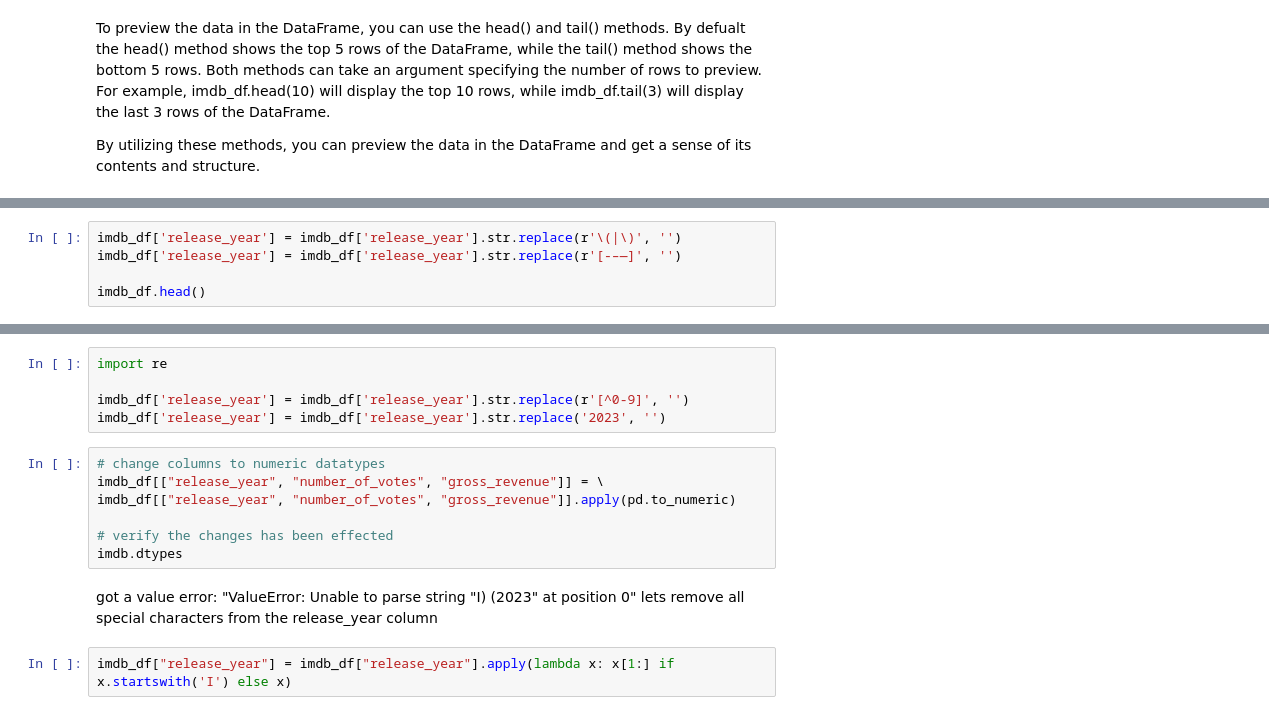
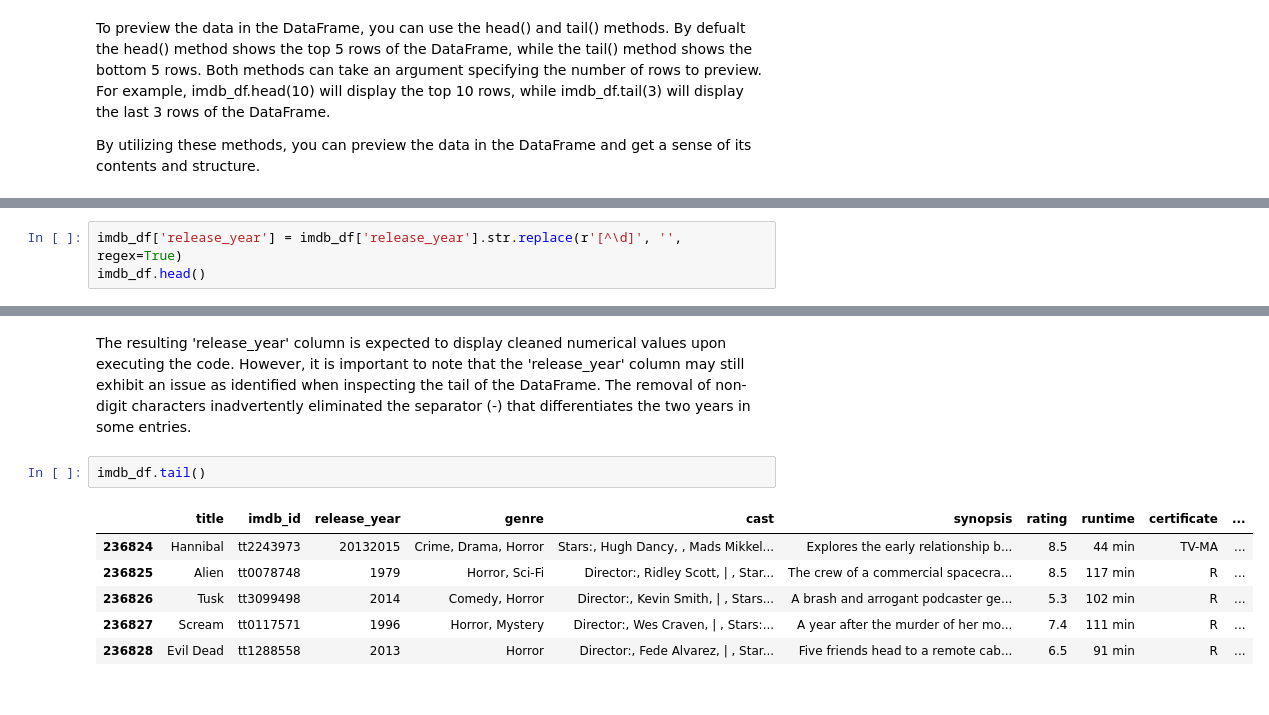
Before and after one commit to ibrahimanis081/data_cleaning_projects, a Jupyter notebook: notebooks/imdb_tv_series.ipynb, the cells around one changed output, grey strips where cells are left out. Saved outputs shown, nothing was run; the diff lists cells and outputs as text.

```diff
--- a/notebooks/imdb_tv_series.ipynb
+++ b/notebooks/imdb_tv_series.ipynb
@@ -90,5 +165,0 @@ print(unique_values)
-# %%
-imdb_df['release_year'] = imdb_df['release_year'].str.replace(r'\(|\)', '')
-imdb_df['release_year'] = imdb_df['release_year'].str.replace(r'[-–—]', '')
-
-imdb_df.head()
@@ -101,0 +177,3 @@ imdb_df.head()
+# %%
+imdb_df['release_year'] = imdb_df['release_year'].str.replace(r'[^\d]', '', regex=True)
+imdb_df.head()
@@ -102,17 +187,12 @@ imdb_df.head()
+# %% [markdown]
+The resulting 'release_year' column is expected to display cleaned numerical values upon executing the code.
+However, it is important to note that the 'release_year' column may still exhibit an issue as identified when inspecting the tail of the DataFrame. The removal of non-digit characters inadvertently eliminated the separator (-) that differentiates the two years in some entries.
 # %%
-import re
-
-imdb_df['release_year'] = imdb_df['release_year'].str.replace(r'[^0-9]', '')
-imdb_df['release_year'] = imdb_df['release_year'].str.replace('2023', '')
+imdb_df.tail()
+# %% [output]
+|  | title | imdb_id | release_year | genre | cast | synopsis | rating | runtime | certificate | ... |
+| 236824 | Hannibal | tt2243973 | 20132015 | Crime, Drama, Horror | Stars:, Hugh Dancy, , Mads Mikkel... | Explores the early relationship b... | 8.5 | 44 min | TV-MA | ... |
+| 236825 | Alien | tt0078748 | 1979 | Horror, Sci-Fi | Director:, Ridley Scott, | , Star... | The crew of a commercial spacecra... | 8.5 | 117 min | R | ... |
+| 236826 | Tusk | tt3099498 | 2014 | Comedy, Horror | Director:, Kevin Smith, | , Stars... | A brash and arrogant podcaster ge... | 5.3 | 102 min | R | ... |
+| 236827 | Scream | tt0117571 | 1996 | Horror, Mystery | Director:, Wes Craven, | , Stars:... | A year after the murder of her mo... | 7.4 | 111 min | R | ... |
+| 236828 | Evil Dead | tt1288558 | 2013 | Horror | Director:, Fede Alvarez, | , Star... | Five friends head to a remote cab... | 6.5 | 91 min | R | ... |
-# %%
-# change columns to numeric datatypes
-imdb_df[["release_year", "number_of_votes", "gross_revenue"]] = \
-imdb_df[["release_year", "number_of_votes", "gross_revenue"]].apply(pd.to_numeric)
-
-# verify the changes has been effected
-imdb.dtypes
-# %% [markdown]
-got a value error: "ValueError: Unable to parse string "I) (2023" at position 0"
-lets remove all special characters from the release_year column
-# %%
-imdb_df["release_year"] = imdb_df["release_year"].apply(lambda x: x[1:] if x.startswith('I') else x)
```
Also changed, not shown: parts of 18 cells of this notebook.
